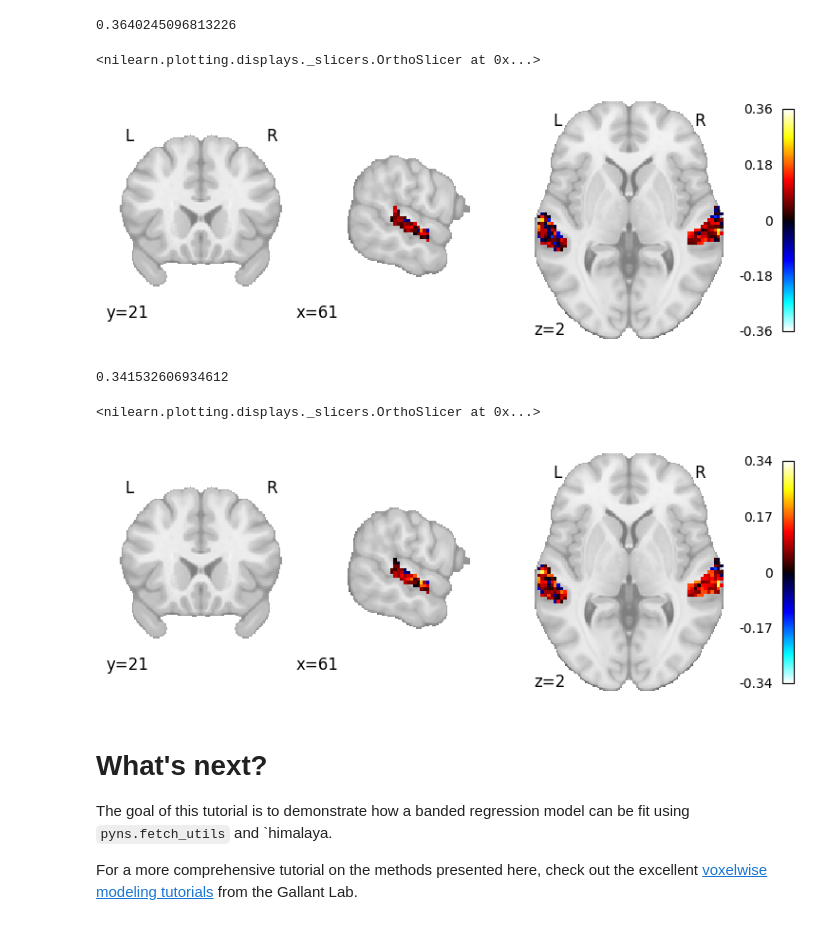
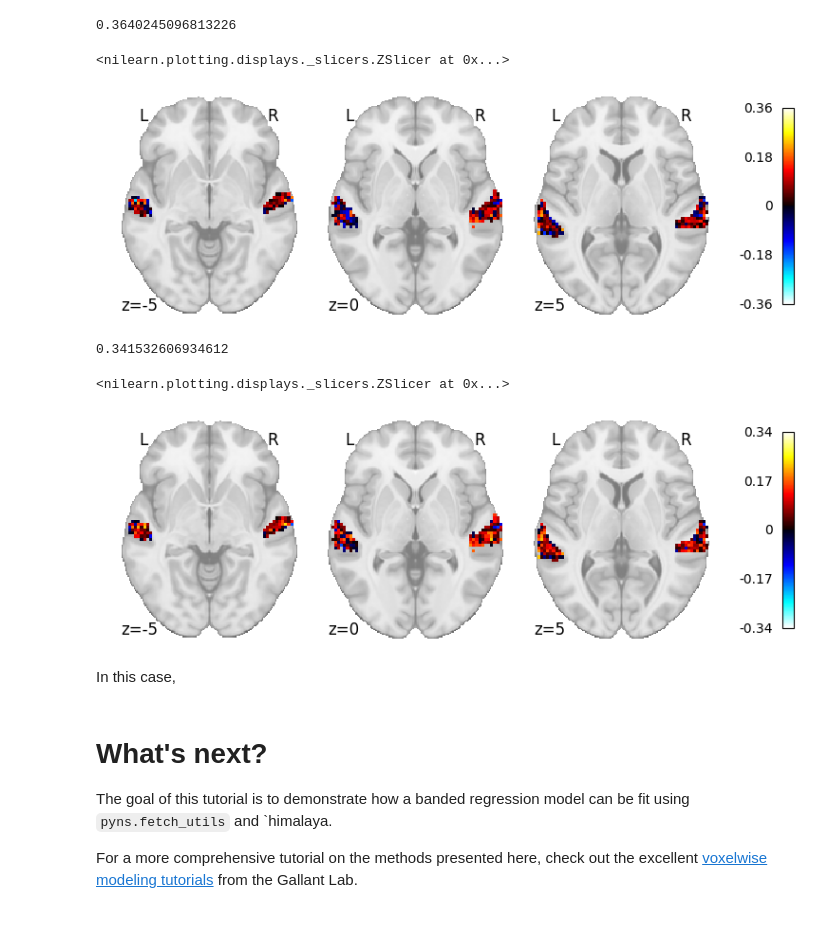
Before and after one commit to neuroscout/neuroscout-docs, a Jupyter notebook: docs/python_api/banded_regression.ipynb, the cells around one changed output. Saved outputs shown, nothing was run; the diff lists cells and outputs as text; code cells hidden in the pictures.

```diff
--- a/docs/python_api/banded_regression.ipynb
+++ b/docs/python_api/banded_regression.ipynb
@@ -99,7 +99,7 @@ In this case, we will use a mask of the Superior Temporal Gyrus based on the Har
 from nilearn import plotting, datasets, image
 import nibabel as nib
 
-dataset_ho = datasets.fetch_atlas_harvard_oxford("cort-maxprob-thr25-2mm")
+dataset_ho = datasets.fetch_atlas_harvard_oxford("cort-maxprob-thr0-2mm")
 
 # Extract both ROIs and combine
 stg_p_ix = np.where(np.array(dataset_ho['labels']) == 'Superior Temporal Gyrus, posterior division')[0]
@@ -333,20 +333,22 @@ scores_combined[0].max()
 # %%
 from nilearn.plotting import plot_stat_map
 
-plot_stat_map(masker.inverse_transform(scores_combined[0]), cut_coords=[61, 21, 2], draw_cross=False)
+plot_stat_map(masker.inverse_transform(scores_combined[0]), cut_coords=[-5, 0, 5], display_mode='z')
 # %% [output]
-<nilearn.plotting.displays._slicers.OrthoSlicer at 0x...>
+<nilearn.plotting.displays._slicers.ZSlicer at 0x...>
-[figure, old version]
+[figure, new version]
 # %%
 # Mel-spectrogram scores
 scores_combined[1].max()
 # %% [output]
 0.341532606934612
 # %%
-plot_stat_map(masker.inverse_transform(scores_combined[1]), cut_coords=[61, 21, 2], draw_cross=False)
+plot_stat_map(masker.inverse_transform(scores_combined[1]), cut_coords=[-5, 0, 5], display_mode='z')
 # %% [output]
-<nilearn.plotting.displays._slicers.OrthoSlicer at 0x...>
+<nilearn.plotting.displays._slicers.ZSlicer at 0x...>
-[figure, old version]
+[figure, new version]
+# %% [markdown]
+In this case,
 # %% [markdown]
 # What's next?
 
```
